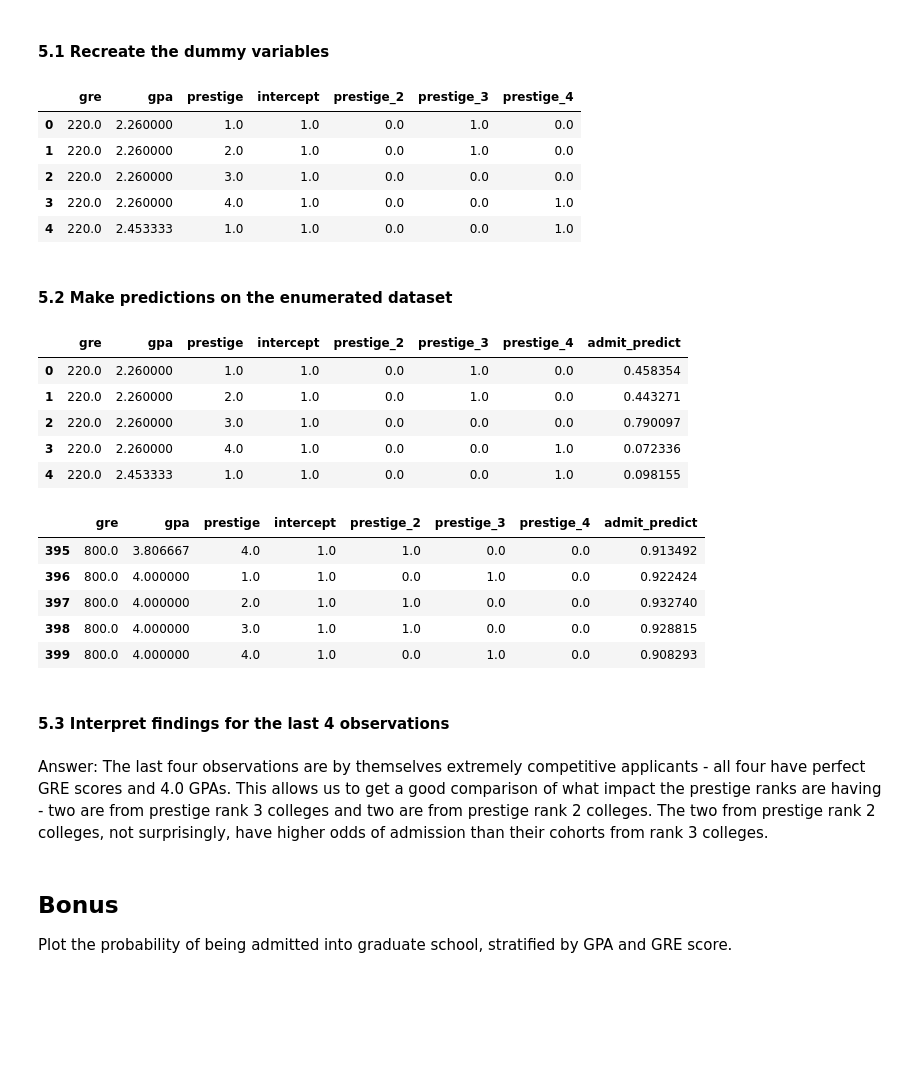
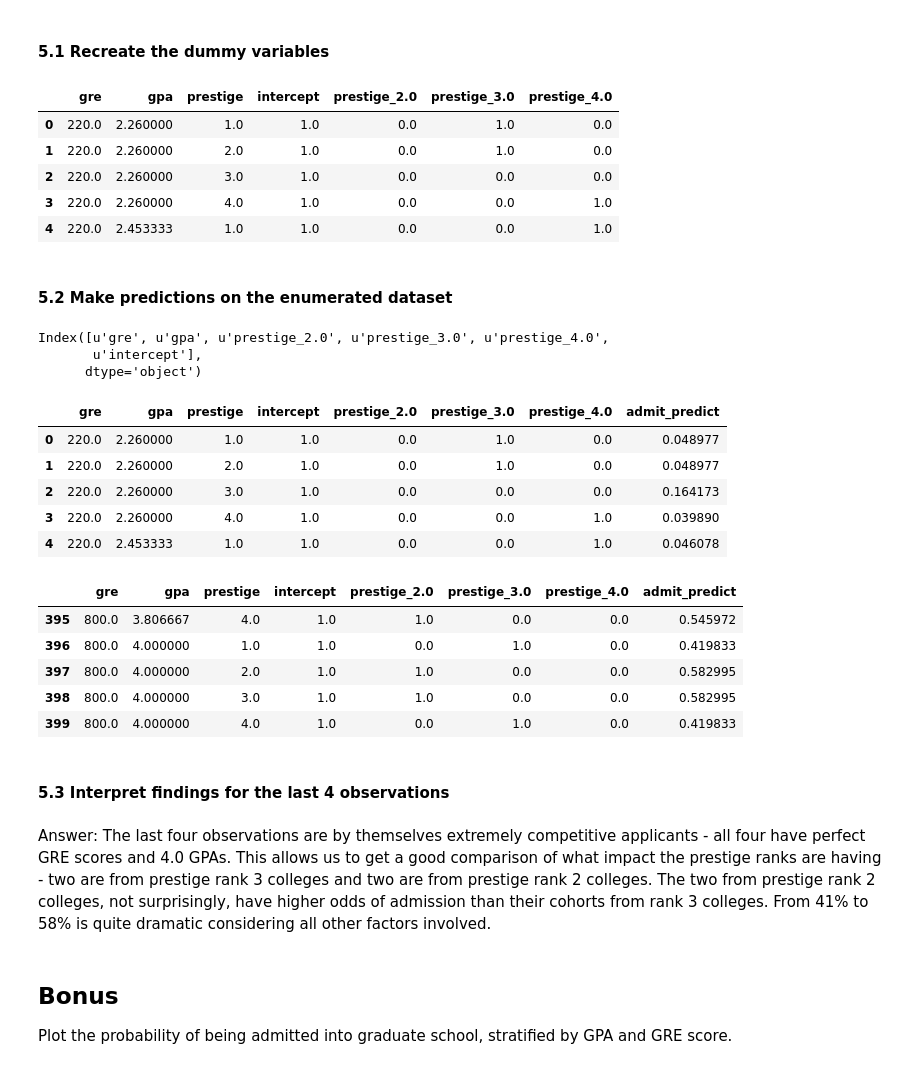
Before and after one commit to RFortney88/ds-sf-29, a Jupyter notebook: projects/unit-projects/project-3/starter-code/project3-RFortney.ipynb, the cells around one changed output. Cells and saved outputs as stored; diff of their text form; code cells hidden in the pictures; blank space fills up the shorter version.

```diff
--- a/projects/unit-projects/project-3/starter-code/project3-RFortney.ipynb
+++ b/projects/unit-projects/project-3/starter-code/project3-RFortney.ipynb
@@ -178,0 +171,3 @@ Optimization terminated successfully.
+# %%
+logit = sm.Logit(data.admit,data[train_cols])
+result = logit.fit()
@@ -318,14 +315,14 @@ combos.head()
 # %%
 # recreate the dummy variables
 dummy_values = pd.get_dummies(df['prestige'], prefix = 'prestige')
-dummy_ranks.columns = ['prestige_1', 'prestige_2', 'prestige_3', 'prestige_4']
+#dummy_ranks.columns = ['prestige_1', 'prestige_2', 'prestige_3', 'prestige_4']
 columns_data = ['gre', 'gpa','prestige', 'intercept']
 # keep only what we need for making predictions
 # %%
 combos = combos[columns_data].join(dummy_ranks.ix[:, 'prestige_2':])
 combos.head()
 # %% [output]
-|  | gre | gpa | prestige | intercept | prestige_2 | prestige_3 | prestige_4 |
+|  | gre | gpa | prestige | intercept | prestige_2.0 | prestige_3.0 | prestige_4.0 |
 | 0 | 220.0 | 2.260000 | 1.0 | 1.0 | 0.0 | 1.0 | 0.0 |
 | 1 | 220.0 | 2.260000 | 2.0 | 1.0 | 0.0 | 1.0 | 0.0 |
 | 2 | 220.0 | 2.260000 | 3.0 | 1.0 | 0.0 | 0.0 | 0.0 |
@@ -335,29 +332,35 @@ combos.head()
 #### 5.2 Make predictions on the enumerated dataset
 # %%
 combos_all = combos.columns[0:]
+# %%
+train_cols
+# %% [output]
+Index([u'gre', u'gpa', u'prestige_2.0', u'prestige_3.0', u'prestige_4.0',
+       u'intercept'],
+      dtype='object')
 # %%
-combos['admit_predict'] = result.predict(combos[combos_all])
+combos['admit_predict'] = result.predict(combos[train_cols])
 combos.head()
 # %% [output]
-|  | gre | gpa | prestige | intercept | prestige_2 | prestige_3 | prestige_4 | admit_predict |
-| 0 | 220.0 | 2.260000 | 1.0 | 1.0 | 0.0 | 1.0 | 0.0 | 0.458354 |
-| 1 | 220.0 | 2.260000 | 2.0 | 1.0 | 0.0 | 1.0 | 0.0 | 0.443271 |
-| 2 | 220.0 | 2.260000 | 3.0 | 1.0 | 0.0 | 0.0 | 0.0 | 0.790097 |
-| 3 | 220.0 | 2.260000 | 4.0 | 1.0 | 0.0 | 0.0 | 1.0 | 0.072336 |
-| 4 | 220.0 | 2.453333 | 1.0 | 1.0 | 0.0 | 0.0 | 1.0 | 0.098155 |
+|  | gre | gpa | prestige | intercept | prestige_2.0 | prestige_3.0 | prestige_4.0 | admit_predict |
+| 0 | 220.0 | 2.260000 | 1.0 | 1.0 | 0.0 | 1.0 | 0.0 | 0.048977 |
+| 1 | 220.0 | 2.260000 | 2.0 | 1.0 | 0.0 | 1.0 | 0.0 | 0.048977 |
+| 2 | 220.0 | 2.260000 | 3.0 | 1.0 | 0.0 | 0.0 | 0.0 | 0.164173 |
+| 3 | 220.0 | 2.260000 | 4.0 | 1.0 | 0.0 | 0.0 | 1.0 | 0.039890 |
+| 4 | 220.0 | 2.453333 | 1.0 | 1.0 | 0.0 | 0.0 | 1.0 | 0.046078 |
 # %%
 combos.tail()
 # %% [output]
-|  | gre | gpa | prestige | intercept | prestige_2 | prestige_3 | prestige_4 | admit_predict |
-| 395 | 800.0 | 3.806667 | 4.0 | 1.0 | 1.0 | 0.0 | 0.0 | 0.913492 |
-| 396 | 800.0 | 4.000000 | 1.0 | 1.0 | 0.0 | 1.0 | 0.0 | 0.922424 |
-| 397 | 800.0 | 4.000000 | 2.0 | 1.0 | 1.0 | 0.0 | 0.0 | 0.932740 |
-| 398 | 800.0 | 4.000000 | 3.0 | 1.0 | 1.0 | 0.0 | 0.0 | 0.928815 |
-| 399 | 800.0 | 4.000000 | 4.0 | 1.0 | 0.0 | 1.0 | 0.0 | 0.908293 |
+|  | gre | gpa | prestige | intercept | prestige_2.0 | prestige_3.0 | prestige_4.0 | admit_predict |
+| 395 | 800.0 | 3.806667 | 4.0 | 1.0 | 1.0 | 0.0 | 0.0 | 0.545972 |
+| 396 | 800.0 | 4.000000 | 1.0 | 1.0 | 0.0 | 1.0 | 0.0 | 0.419833 |
+| 397 | 800.0 | 4.000000 | 2.0 | 1.0 | 1.0 | 0.0 | 0.0 | 0.582995 |
+| 398 | 800.0 | 4.000000 | 3.0 | 1.0 | 1.0 | 0.0 | 0.0 | 0.582995 |
+| 399 | 800.0 | 4.000000 | 4.0 | 1.0 | 0.0 | 1.0 | 0.0 | 0.419833 |
 # %% [markdown]
 #### 5.3 Interpret findings for the last 4 observations
 # %% [markdown]
-Answer: The last four observations are by themselves extremely competitive applicants - all four have perfect GRE scores and 4.0 GPAs.  This allows us to get a good comparison of what impact the prestige ranks are having - two are from prestige rank 3 colleges and two are from prestige rank 2 colleges.  The two from prestige rank 2 colleges, not surprisingly, have higher odds of admission than their cohorts from rank 3 colleges.
+Answer: The last four observations are by themselves extremely competitive applicants - all four have perfect GRE scores and 4.0 GPAs.  This allows us to get a good comparison of what impact the prestige ranks are having - two are from prestige rank 3 colleges and two are from prestige rank 2 colleges.  The two from prestige rank 2 colleges, not surprisingly, have higher odds of admission than their cohorts from rank 3 colleges.  From 41% to 58% is quite dramatic considering all other factors involved.
 # %% [markdown]
 ## Bonus
 
```
Also changed, not shown: parts of 6 cells of this notebook.
